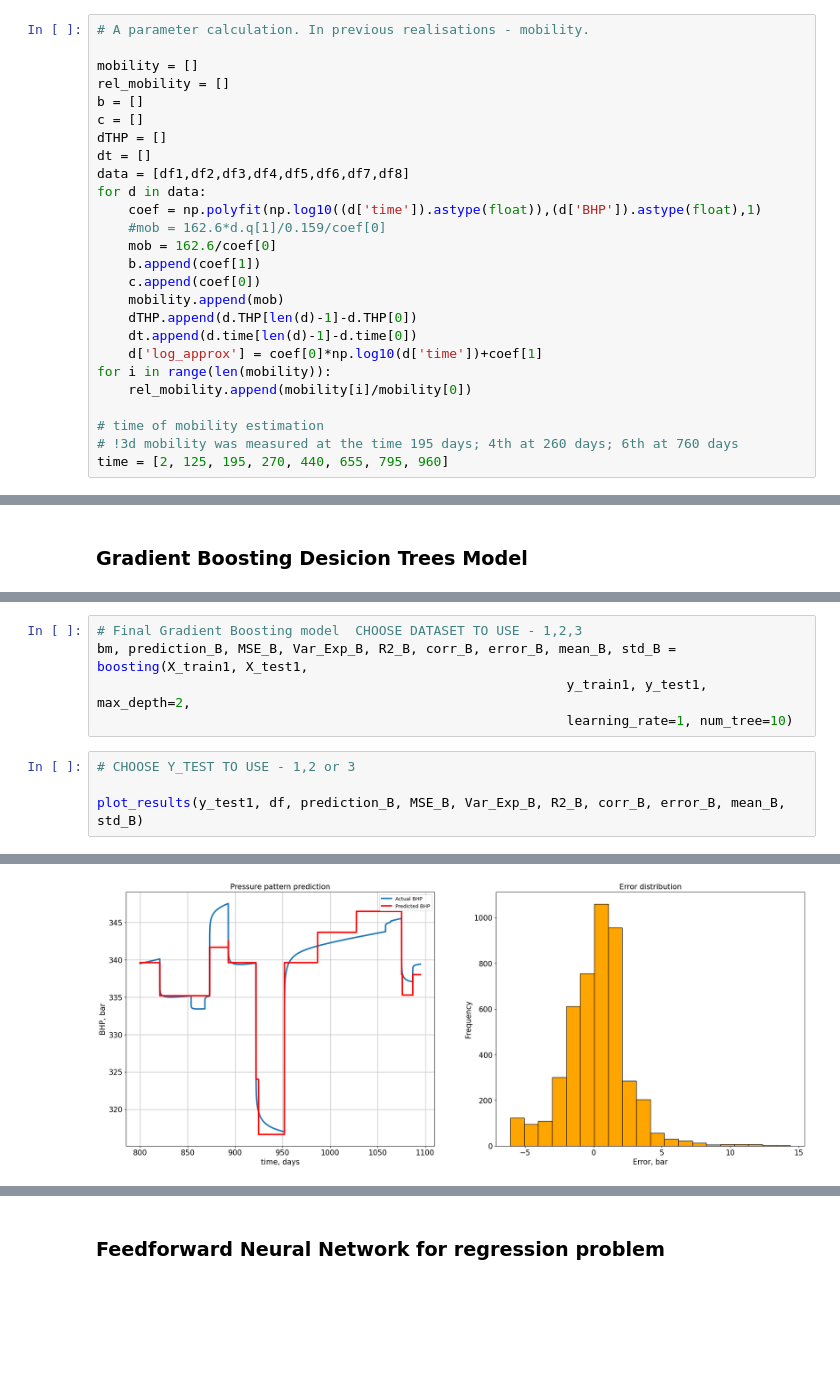
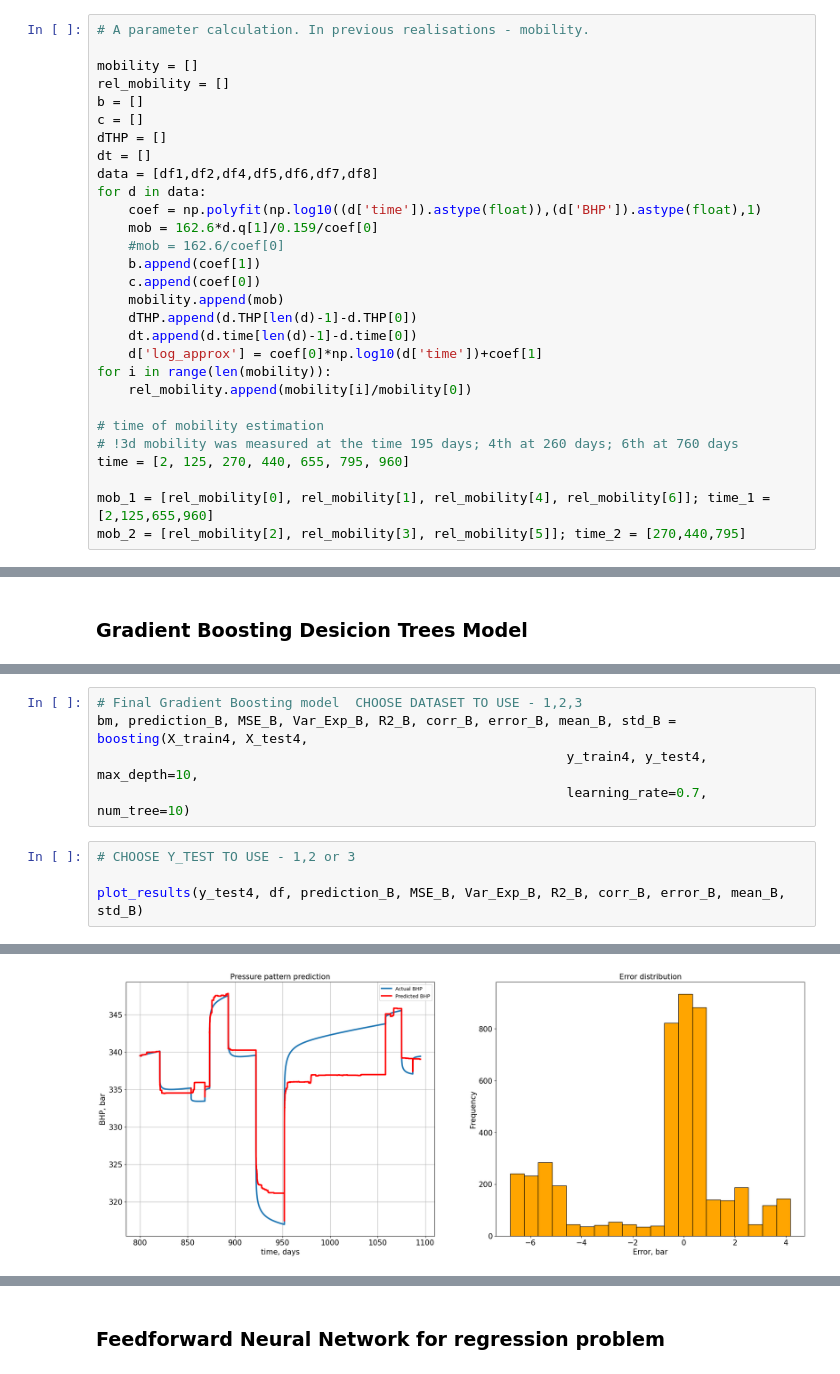
Before and after one commit to vitaliistarr/BHP_prediction_models, a Jupyter notebook: C5_Data_analysis & ML_model.ipynb, the cells around one changed output, grey strips where cells are left out. Drawn from its saved outputs; the diff is of its cells as text; blank space fills up the shorter version.

```diff
--- a/C5_Data_analysis & ML_model.ipynb
+++ b/C5_Data_analysis & ML_model.ipynb
@@ -269,11 +269,11 @@ b = []
 c = []
 dTHP = []
 dt = []
-data = [df1,df2,df3,df4,df5,df6,df7,df8]
+data = [df1,df2,df4,df5,df6,df7,df8]
 for d in data:
     coef = np.polyfit(np.log10((d['time']).astype(float)),(d['BHP']).astype(float),1)
-    #mob = 162.6*d.q[1]/0.159/coef[0]
-    mob = 162.6/coef[0]
+    mob = 162.6*d.q[1]/0.159/coef[0]
+    #mob = 162.6/coef[0]
     b.append(coef[1])
     c.append(coef[0])
     mobility.append(mob)
@@ -285,7 +285,10 @@ for i in range(len(mobility)):
 
 # time of mobility estimation
 # !3d mobility was measured at the time 195 days; 4th at 260 days; 6th at 760 days
-time = [2, 125, 195, 270, 440, 655, 795, 960]
+time = [2, 125, 270, 440, 655, 795, 960]
+
+mob_1 = [rel_mobility[0], rel_mobility[1], rel_mobility[4], rel_mobility[6]]; time_1 = [2,125,655,960]
+mob_2 = [rel_mobility[2], rel_mobility[3], rel_mobility[5]]; time_2 = [270,440,795]
 # %%
 # reservoir mobility * dTHP
 spec_mob = []
@@ -788,10 +839,10 @@ Complete of 100:  1,  2,  3,  4,  5,  6,  7,  8,  9,  10,  11,  12,  13,  14,  1
 # %%
 # Final Gradient Boosting model  CHOOSE DATASET TO USE - 1,2,3
-bm, prediction_B, MSE_B, Var_Exp_B, R2_B, corr_B, error_B, mean_B, std_B = boosting(X_train1, X_test1,
-                                                            y_train1, y_test1, max_depth=2,
-                                                            learning_rate=1, num_tree=10)
+bm, prediction_B, MSE_B, Var_Exp_B, R2_B, corr_B, error_B, mean_B, std_B = boosting(X_train4, X_test4,
+                                                            y_train4, y_test4, max_depth=10,
+                                                            learning_rate=0.7, num_tree=10)
 # %%
 # CHOOSE Y_TEST TO USE - 1,2 or 3
 
-plot_results(y_test1, df, prediction_B, MSE_B, Var_Exp_B, R2_B, corr_B, error_B, mean_B, std_B)
+plot_results(y_test4, df, prediction_B, MSE_B, Var_Exp_B, R2_B, corr_B, error_B, mean_B, std_B)
 # %% [output]
@@ -803,3 +854,3 @@ Variance explained score is 0.892
-[figure, old version]
+[figure, new version]
 # %%
 # CHOOSE X_TRAIN TO USE - 1,2 or 3
```
Also changed, not shown: parts of 25 cells of this notebook.
